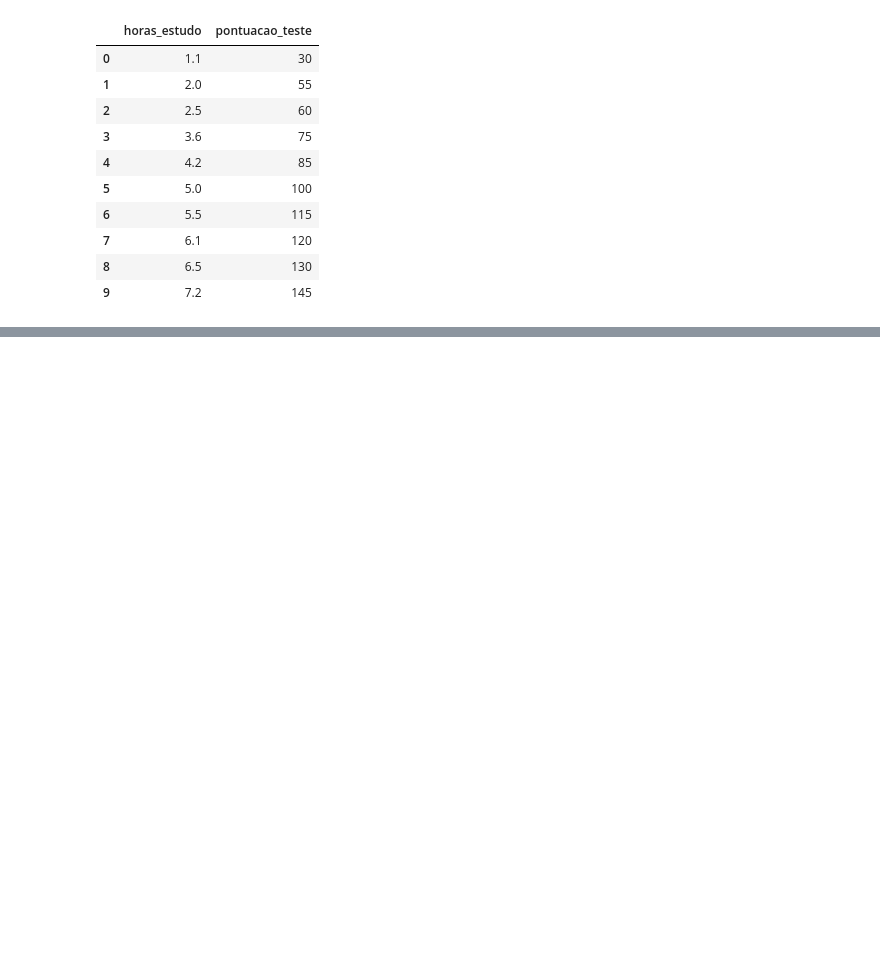
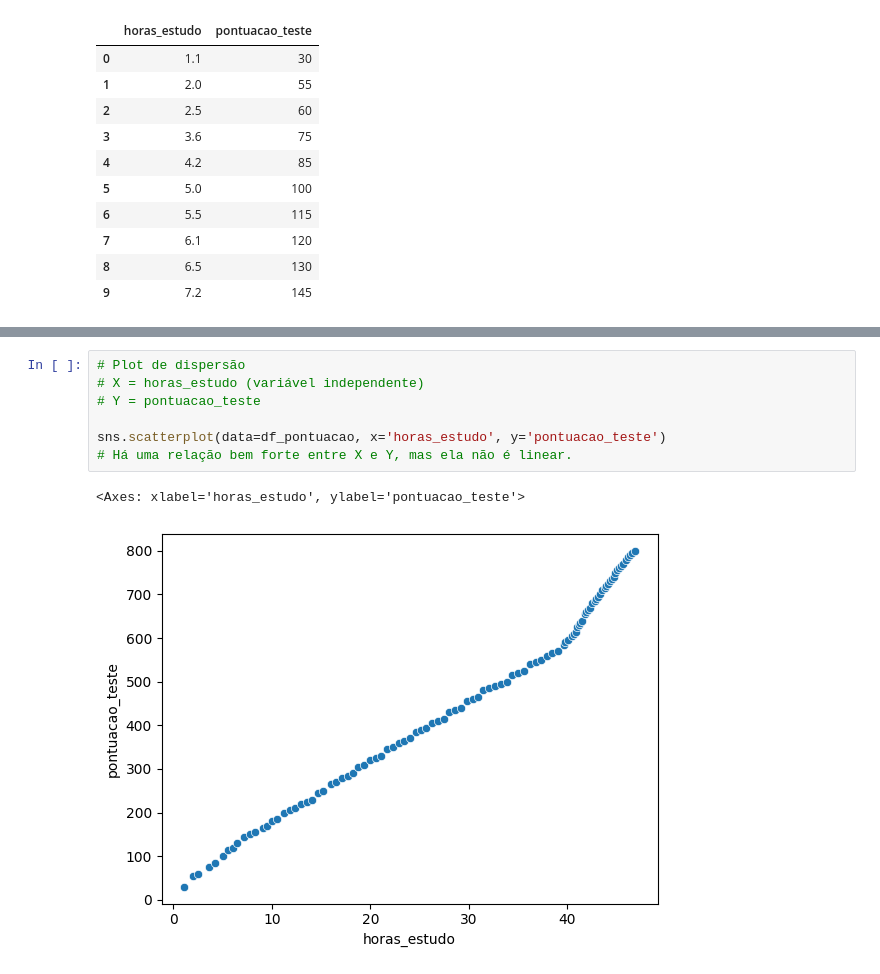
Before and after one commit to SeleneNoir/regressao_linear_simples, a Jupyter notebook: modelo_pontuacao.ipynb, the cells around one changed output, grey strips where cells are left out. Cells and saved outputs as stored; diff of their text form; blank space fills up the shorter version.

```diff
--- a/modelo_pontuacao.ipynb
+++ b/modelo_pontuacao.ipynb
@@ -46,0 +74,10 @@ df_pontuacao.tail(10)
+# %%
+# Plot de dispersão
+# X = horas_estudo (variável independente)
+# Y = pontuacao_teste
+
+sns.scatterplot(data=df_pontuacao, x='horas_estudo', y='pontuacao_teste')
+# Há uma relação bem forte entre X e Y, mas ela não é linear.
+# %% [output]
+<Axes: xlabel='horas_estudo', ylabel='pontuacao_teste'>
+[figure, added]
```
Also changed, not shown: parts of 10 cells of this notebook.
